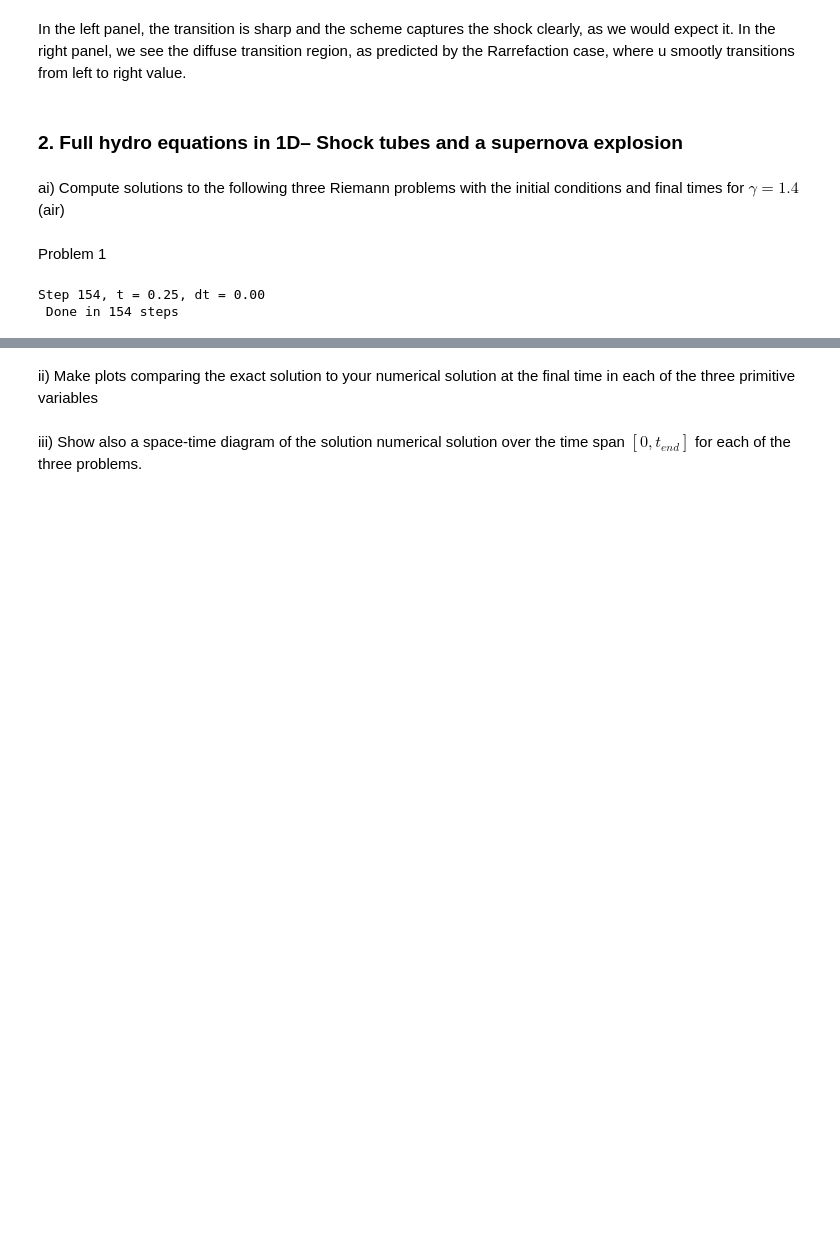
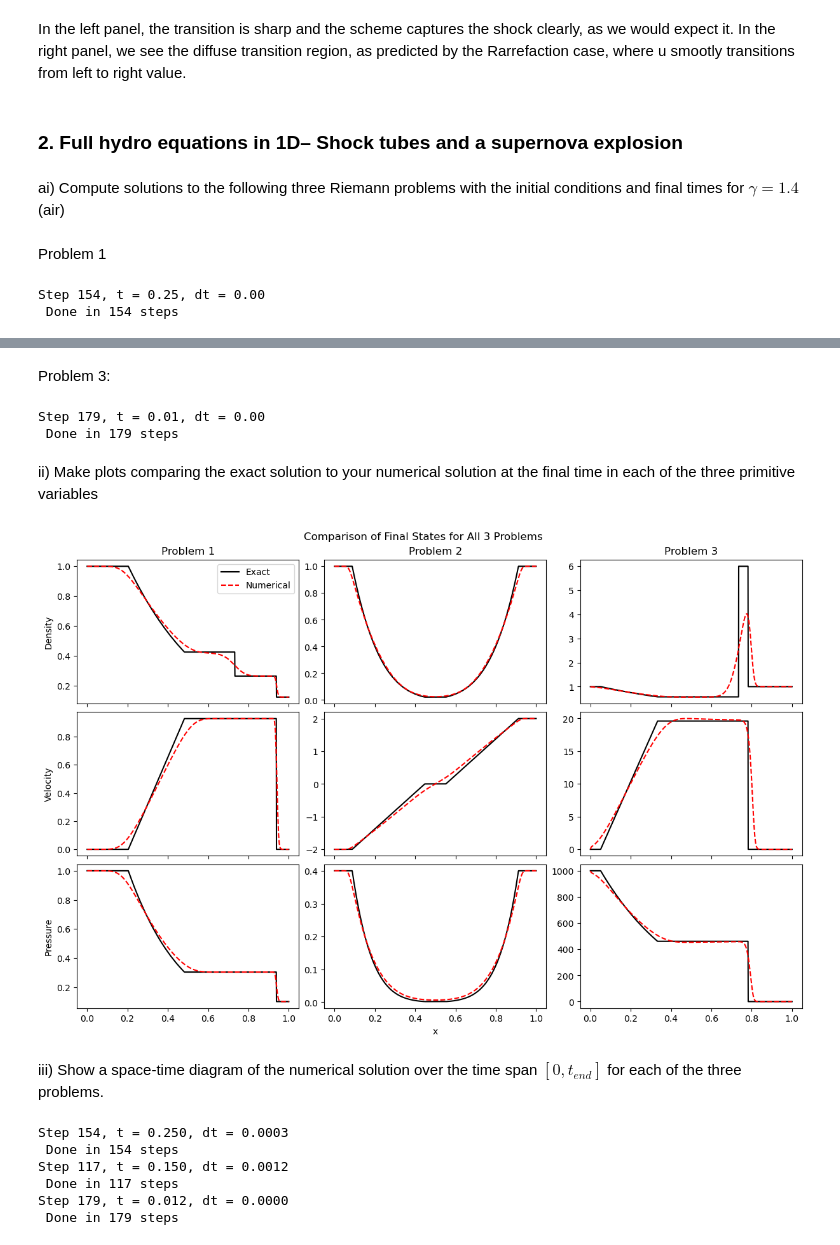
Before and after one commit to ShannonS00/Computational-Astrophysics, a Jupyter notebook: Worksheet_8/Worksheet_8_G22.ipynb, the cells around one changed output, grey strips where cells are left out. Drawn from its saved outputs; the diff is of its cells as text; code cells hidden in the pictures; blank space fills up the shorter version.

```diff
--- a/Worksheet_8/Worksheet_8_G22.ipynb
+++ b/Worksheet_8/Worksheet_8_G22.ipynb
@@ -422,4 +422,57 @@ Text(0.5, 0, 'x')
+# %% [markdown]
+Problem 3:
+# %%
+Np = 256
+rho_L3 = 1.0
+rho_R3 = 1.0
+v_L3 = 0.0
+v_R3 = 0.0
+P_L3 = 1000.0
+P_R3 = 0.01
+t_end3 = 0.012
+
+x = np.linspace(0, 1, Np)
+Q_ini_3 = np.zeros((x.shape[0], 3))
+Q_ini_3[:,0] = np.where(x < 0.5, rho_L3, rho_R3)
+Q_ini_3[:,1] = np.where(x < 0.5, v_L3, v_R3)
+Q_ini_3[:,2] = np.where(x < 0.5, P_L3, P_R3)
+# %%
+Q3 = solve_hydro1D(Q_ini_3, t_end3, gamma=1.4, CFLfac=0.95)
+# %% [output]
+Step 179, t = 0.01, dt = 0.00
+ Done in 179 steps
+# %%
+sol3 = riemann.solve_riemann_exact( left_state=(rho_L3, v_L3, P_L3), right_state=(rho_R3, v_R3, P_R3), gamma=1.4, t=t_end3, npts = 1000)
 # %% [markdown]
 ii)  Make plots comparing the exact solution to your numerical solution at the final time in each of the three primitive variables
+# %%
+fig, axes = plt.subplots(3, 3, figsize=(12, 8), sharex=True, layout='constrained')
+
+problem_titles = ['Problem 1', 'Problem 2', 'Problem 3']
+
+for i, (Q, sol, title) in enumerate(zip(
+    [Q1, Q2, Q3],
+    [sol1, sol2, sol3],
+    problem_titles
+)):
+    axes[0, i].plot(sol['x'], sol['rho'], 'k-', label='Exact')
+    axes[0, i].plot(x, Q[:,0], 'r--', label='Numerical')
+    axes[0, i].set_title(title)
+    if i == 0: axes[0, i].set_ylabel('Density')
+
+    axes[1, i].plot(sol['x'], sol['v'], 'k-')
+    axes[1, i].plot(x, Q[:,1], 'r--')
+    if i == 0: axes[1, i].set_ylabel('Velocity')
+
+    axes[2, i].plot(sol['x'], sol['P'], 'k-')
+    axes[2, i].plot(x, Q[:,2], 'r--')
+    if i == 0: axes[2, i].set_ylabel('Pressure')
+
+axes[2, 1].set_xlabel('x')
+axes[0, 0].legend()
+plt.suptitle('Comparison of Final States for All 3 Problems')
+plt.show()
+# %% [output]
+[figure, added]
 # %% [markdown]
-iii) Show also a space-time diagram of the solution numerical solution over the time span $[0,t_{end}]$ for each of the three problems.
+iii) Show a space-time diagram of the numerical solution over the time span $[0,t_{end}]$ for each of the three problems.
@@ -425,0 +515,11 @@ iii) Show also a space-time diagram of the solution numerical solution over the
+# %%
+Q1, Qhist1, thist1 = solve_hydro1D_spacetime(Q_ini_1, t_end1, gamma=1.4, store_history=True)
+Q2, Qhist2, thist2 = solve_hydro1D_spacetime(Q_ini_2, t_end2, gamma=1.4, store_history=True)
+Q3, Qhist3, thist3 = solve_hydro1D_spacetime(Q_ini_3, t_end3, gamma=1.4, store_history=True)
+# %% [output]
+Step 154, t = 0.250, dt = 0.0003
+ Done in 154 steps
+Step 117, t = 0.150, dt = 0.0012
+ Done in 117 steps
+Step 179, t = 0.012, dt = 0.0000
+ Done in 179 steps
```
Also changed, not shown: parts of 15 cells of this notebook.
